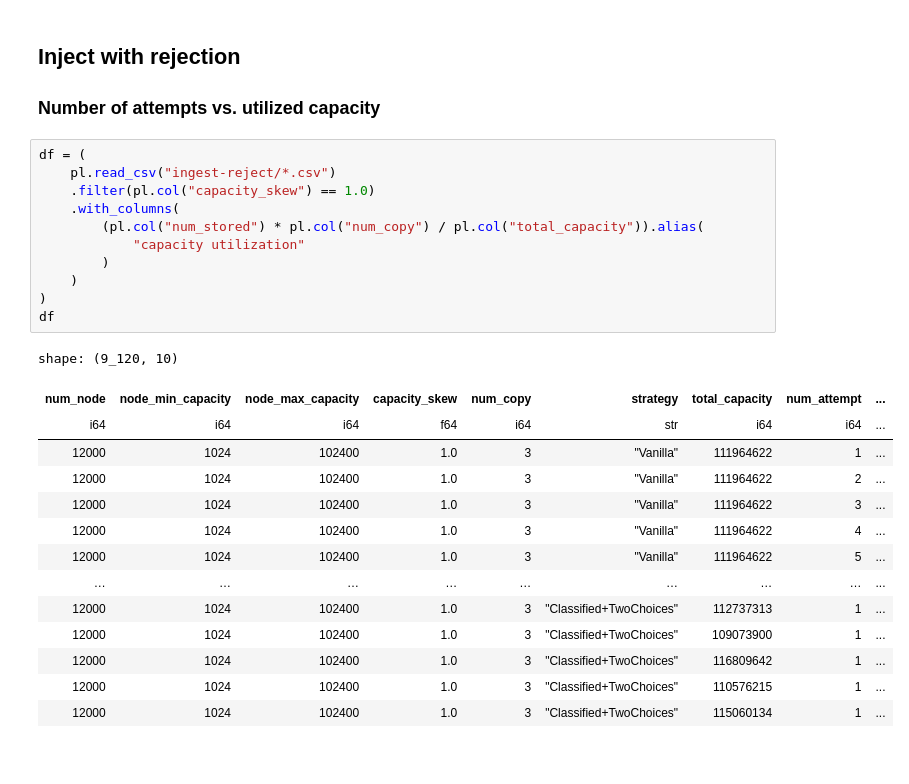
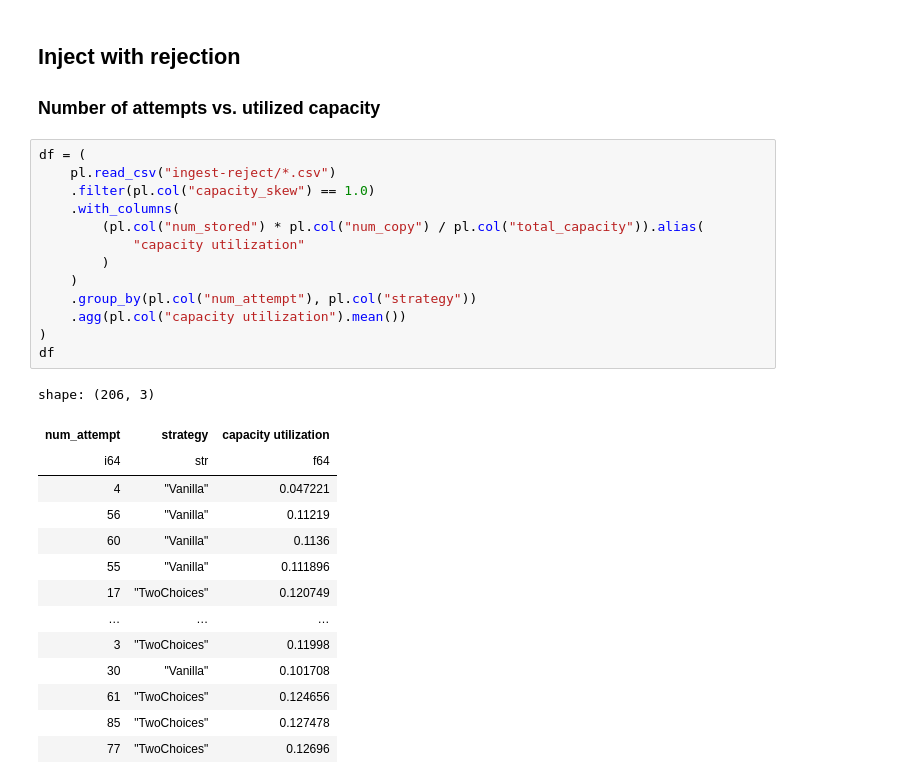
Before and after one commit to sgdxbc/storage-simulation-data, a Jupyter notebook: graphs.ipynb, the cells around one changed output. Saved outputs shown, nothing was run; the diff lists cells and outputs as text.

```diff
--- a/graphs.ipynb
+++ b/graphs.ipynb
@@ -191,27 +191,29 @@ chart.save("graphs/freq-capacity.pdf")
 # %%
 df = (
     pl.read_csv("ingest-reject/*.csv")
     .filter(pl.col("capacity_skew") == 1.0)
     .with_columns(
         (pl.col("num_stored") * pl.col("num_copy") / pl.col("total_capacity")).alias(
             "capacity utilization"
         )
     )
+    .group_by(pl.col("num_attempt"), pl.col("strategy"))
+    .agg(pl.col("capacity utilization").mean())
 )
 df
 # %% [output]
-shape: (9_120, 10)
+shape: (206, 3)
-| num_node | node_min_capacity | node_max_capacity | capacity_skew | num_copy | strategy | total_capacity | num_attempt | ... |
-| i64 | i64 | i64 | f64 | i64 | str | i64 | i64 | ... |
-| 12000 | 1024 | 102400 | 1.0 | 3 | "Vanilla" | 111964622 | 1 | ... |
-| 12000 | 1024 | 102400 | 1.0 | 3 | "Vanilla" | 111964622 | 2 | ... |
-| 12000 | 1024 | 102400 | 1.0 | 3 | "Vanilla" | 111964622 | 3 | ... |
-| 12000 | 1024 | 102400 | 1.0 | 3 | "Vanilla" | 111964622 | 4 | ... |
-| 12000 | 1024 | 102400 | 1.0 | 3 | "Vanilla" | 111964622 | 5 | ... |
-| … | … | … | … | … | … | … | … | ... |
-| 12000 | 1024 | 102400 | 1.0 | 3 | "Classified+TwoChoices" | 112737313 | 1 | ... |
-| 12000 | 1024 | 102400 | 1.0 | 3 | "Classified+TwoChoices" | 109073900 | 1 | ... |
-| 12000 | 1024 | 102400 | 1.0 | 3 | "Classified+TwoChoices" | 116809642 | 1 | ... |
-| 12000 | 1024 | 102400 | 1.0 | 3 | "Classified+TwoChoices" | 110576215 | 1 | ... |
-| 12000 | 1024 | 102400 | 1.0 | 3 | "Classified+TwoChoices" | 115060134 | 1 | ... |
+| num_attempt | strategy | capacity utilization |
+| i64 | str | f64 |
+| 4 | "Vanilla" | 0.047221 |
+| 56 | "Vanilla" | 0.11219 |
+| 60 | "Vanilla" | 0.1136 |
+| 55 | "Vanilla" | 0.111896 |
+| 17 | "TwoChoices" | 0.120749 |
+| … | … | … |
+| 3 | "TwoChoices" | 0.11998 |
+| 30 | "Vanilla" | 0.101708 |
+| 61 | "TwoChoices" | 0.124656 |
+| 85 | "TwoChoices" | 0.127478 |
+| 77 | "TwoChoices" | 0.12696 |
 # %%
```
Also changed, not shown: parts of 3 cells of this notebook, 5 other files.
